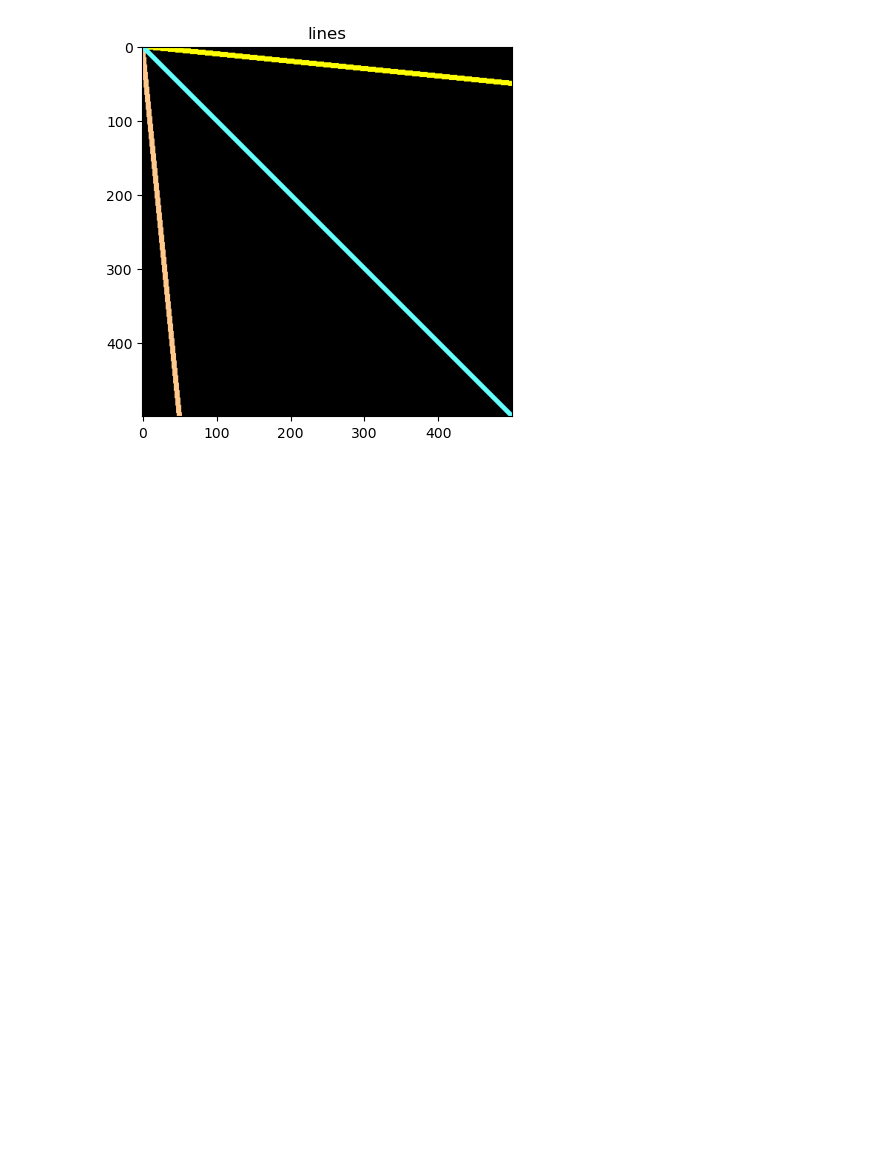
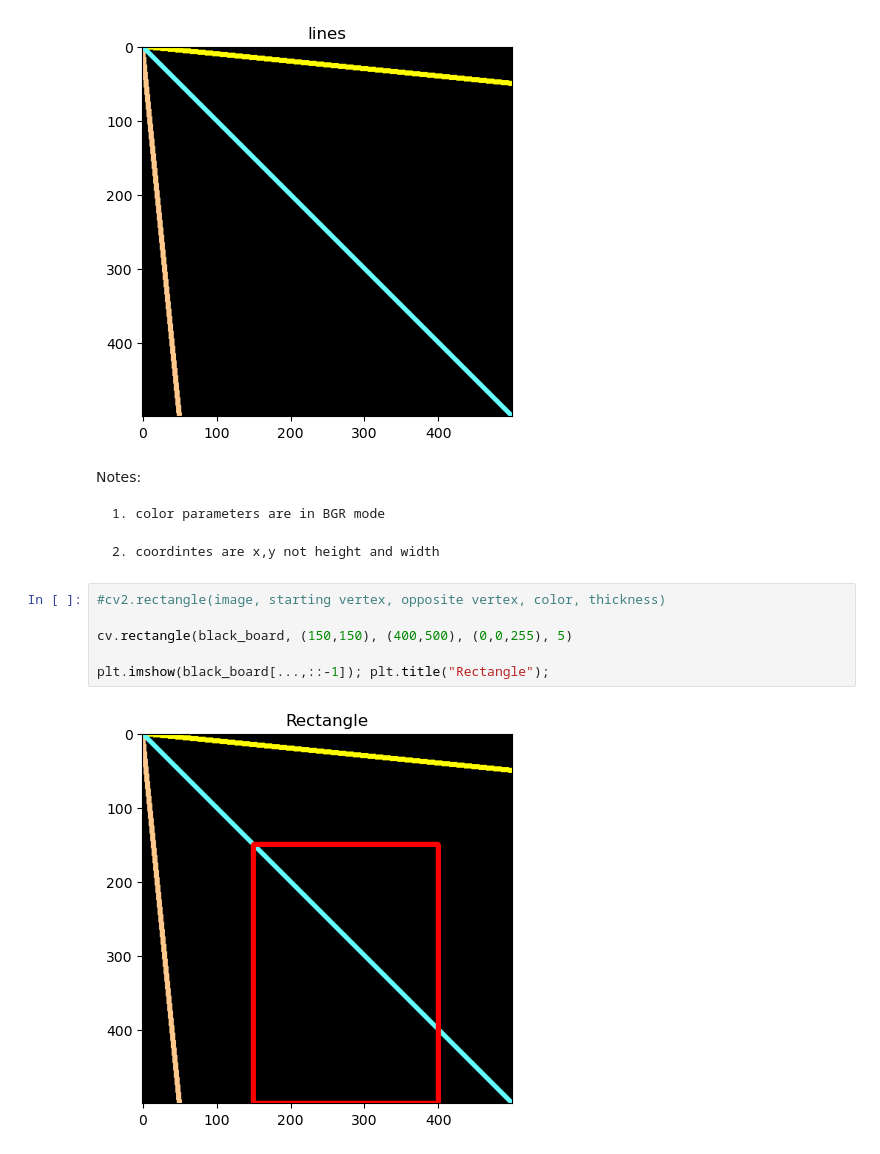
Before and after one commit to Abtinz/Computer-Vision-OpenCV-Yolo, a Jupyter notebook: OpenCV/image processing/shapes and vocabs/shapes_and_vocabs.ipynb, the cells around one changed output. Drawn from its saved outputs; the diff is of its cells as text; blank space fills up the shorter version.

Commit message:
rectangle

```diff
--- a/OpenCV/image processing/shapes and vocabs/shapes_and_vocabs.ipynb
+++ b/OpenCV/image processing/shapes and vocabs/shapes_and_vocabs.ipynb
@@ -21,3 +21,17 @@ plt.imshow(black_board[...,::-1]);plt.title("lines")
 # %% [output]
 Text(0.5, 1.0, 'lines')
 [figure]
+# %% [markdown]
+Notes:
+
+    1. color parameters are in BGR mode
+
+    2. coordintes are x,y not height and width
+# %%
+#cv2.rectangle(image, starting vertex, opposite vertex, color, thickness)
+
+cv.rectangle(black_board, (150,150), (400,500), (0,0,255), 5)
+
+plt.imshow(black_board[...,::-1]); plt.title("Rectangle");
+# %% [output]
+[figure, added]
```
